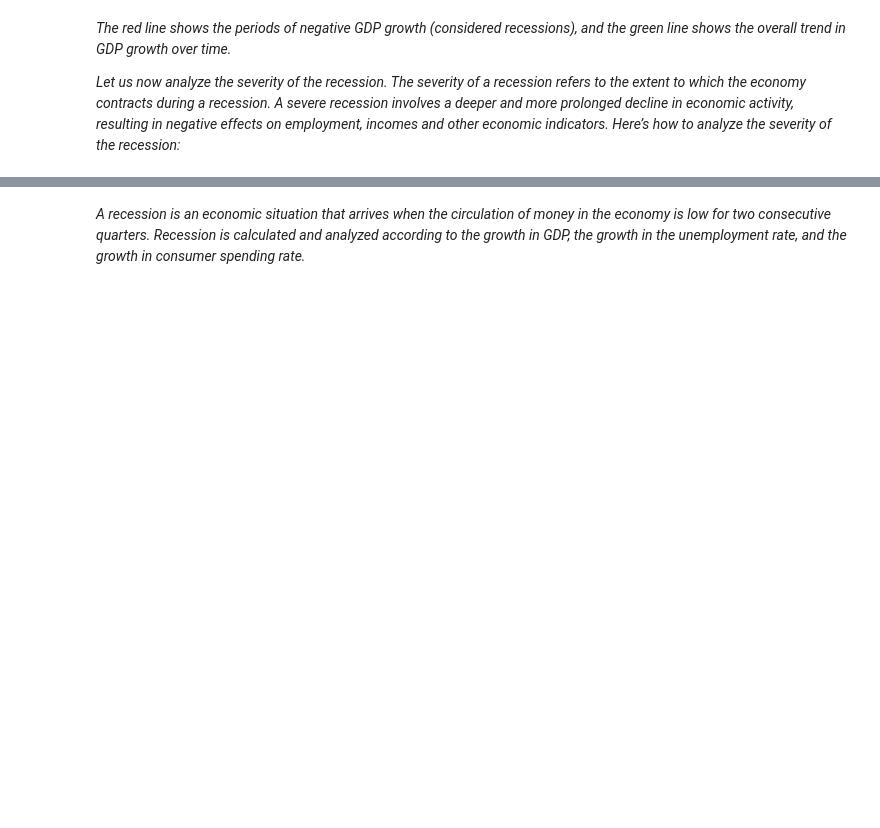
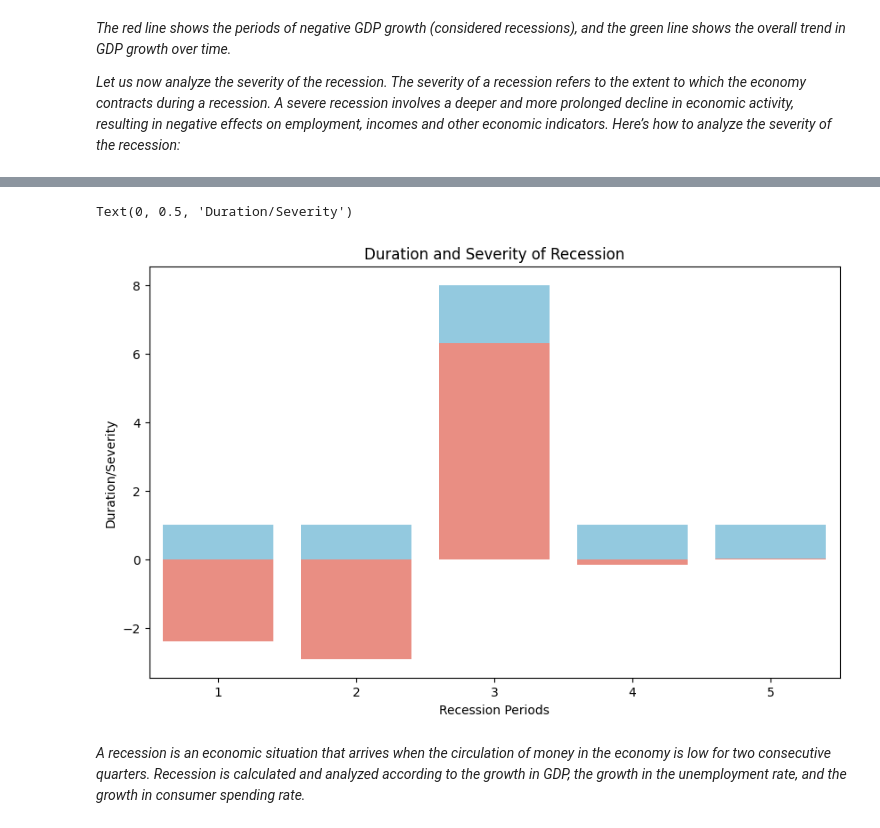
Before and after one commit to AvinashGadpayle/Recession-Analysis-using-Python, a Jupyter notebook: Recession_Analysis_using_Python.ipynb, the cells around one changed output, grey strips where cells are left out. Cells and saved outputs as stored; diff of their text form; code cells hidden in the pictures; blank space fills up the shorter version.

```diff
--- a/Recession_Analysis_using_Python.ipynb
+++ b/Recession_Analysis_using_Python.ipynb
@@ -82,20 +86,28 @@ fig.show()
 
 *Let us now analyze the severity of the recession. The severity of a recession refers to the extent to which the economy contracts during a recession. A severe recession involves a deeper and more prolonged decline in economic activity, resulting in negative effects on employment, incomes and other economic indicators. Here’s how to analyze the severity of the recession:*
 # %%
+# Calculate Recession Start
 quarterly_data['Recession Start'] = quarterly_data['Recession'].ne(quarterly_data['Recession'].shift()).cumsum()
+
+# Group by Recession Start and calculate recession duration and severity
 recession_periods = quarterly_data.groupby('Recession Start')
 recession_duration = recession_periods.size()
 recession_severity = recession_periods['GDP Growth'].sum()
 
-fig = go.Figure()
-fig.add_trace(go.Bar(x=recession_duration.index, y=recession_duration,
-                     name='Recession Duration'))
-fig.add_trace(go.Bar(x=recession_severity.index, y=recession_severity,
-                     name='Recession Severity'))
+# Create a figure and axis
+plt.figure(figsize=(10, 6))  # Adjust the figure size as needed
+ax = plt.gca()
 
-fig.update_layout(title='Duration and Severity of Recession',
-                  xaxis_title='Recession Periods',
-                  yaxis_title='Duration/Severity')
+# Plot recession duration
+sns.barplot(x=recession_duration.index, y=recession_duration.values, color='skyblue', label='Recession Duration', ax=ax)
 
-fig.show()
+# Plot recession severity
+sns.barplot(x=recession_severity.index, y=recession_severity.values, color='salmon', label='Recession Severity', ax=ax)
+
+# Set plot labels and title
+plt.title('Duration and Severity of Recession')
+plt.xlabel('Recession Periods')
+plt.ylabel('Duration/Severity')
+
+# Show legend
 # %% [output]
@@ -103,2 +114,4 @@ fig.show()
+Text(0, 0.5, 'Duration/Severity')
+[figure, added]
 # %% [markdown]
 *A recession is an economic situation that arrives when the circulation of money in the economy is low for two consecutive quarters. Recession is calculated and analyzed according to the growth in GDP, the growth in the unemployment rate, and the growth in consumer spending rate.*
```
Also changed, not shown: parts of 6 cells of this notebook.
